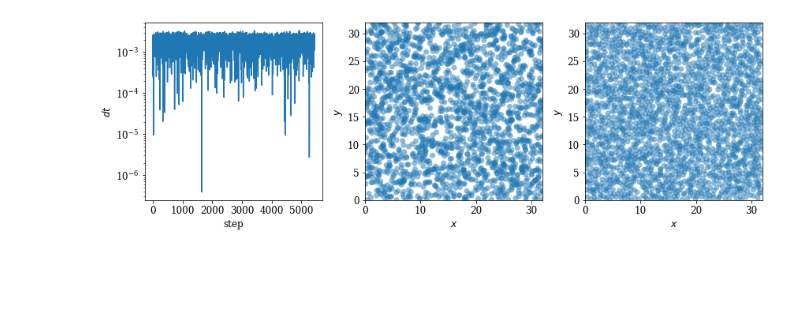
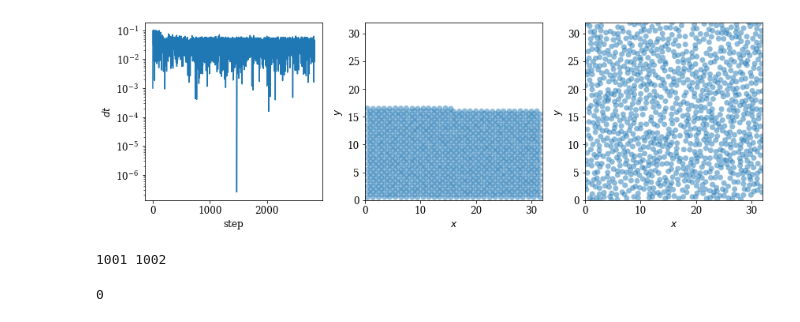
Before and after one commit to znicolaou/manybody, a Jupyter notebook: plot.ipynb, the cells around one changed output. Drawn from its saved outputs; the diff is of its cells as text; code cells hidden in the pictures; blank space fills up the shorter version.

Commit message:
added lattice
Former-commit-id: 885edf61e40b74e3110438fb0522d7d0383845e4

```diff
--- a/plot.ipynb
+++ b/plot.ipynb
@@ -8,7 +8,7 @@ from shutil import rmtree
 from IPython.display import Video
 plt.rcParams.update({'font.size': 12, 'pdf.fonttype':42,'text.usetex': False, 'font.family': 'serif'})
 # %%
-filebase='data/tight'
+filebase='data/lattice'
 file=open(filebase+'.out')
 N,dim,L,R=file.readline().split()
 N=int(N)
@@ -19,34 +19,34 @@ file.close()
 times=np.fromfile(filebase+'times.dat')
 states=np.fromfile(filebase+'states.dat')
 states=states.reshape((int(len(states)/((2*dim)*N)),(2*dim)*N))
 
 plt.subplots(1,3,figsize=(12,4))
 plt.subplot(1,3,1)
 plt.ylabel('$dt$')
 plt.xlabel('step')
 plt.yscale('log')
 plt.plot(np.diff(times))
 plt.subplot(1,3,2)
 circles = [plt.Circle((x,y), radius=R) for (x,y) in zip(states[0,0::4],states[0,1::4])]
 plt.gca().add_collection(collections.PatchCollection(circles,alpha=0.5))
 plt.xlim(0,L)
 plt.ylim(0,L)
 plt.xlabel('$x$')
 plt.ylabel('$y$')
 plt.gca().set_aspect(1)
 plt.subplot(1,3,3)
 circles = [plt.Circle((x,y), radius=R) for (x,y) in zip(states[-1,0::4],states[-1,1::4])]
 plt.gca().add_collection(collections.PatchCollection(circles,alpha=0.5))
 plt.xlim(0,L)
 plt.ylim(0,L)
 plt.xlabel('$x$')
 plt.ylabel('$y$')
 plt.gca().set_aspect(1)
 
 plt.tight_layout()
 plt.show()
 # %% [output]
-[figure, old version]
+[figure, new version]
 # %%
 skip=1
 if os.path.isdir(filebase+'animation'):
@@ -67,6 +67,9 @@ for i in range(int(len(states)/skip)):
     plt.close('all')
 
 os.system('./encode.sh ' + filebase+'animation/' + ' '  + filebase+'animation 15 ')
+# %% [output]
+1001 1002
+0
 # %%
 filebase='data/loose'
 Video(filebase+'animation.mp4',width=512)
```
Also changed, not shown: parts of 2 cells of this notebook, 5 other files.
